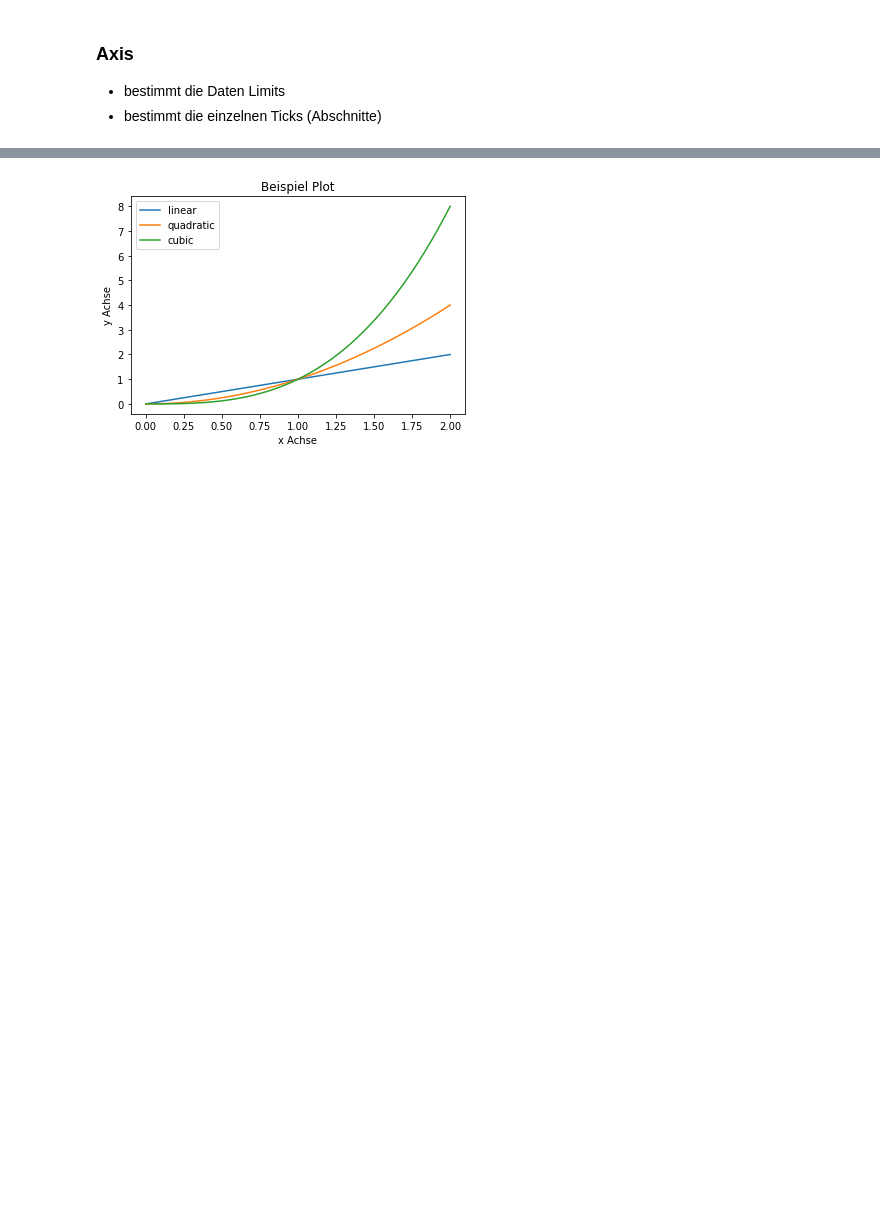
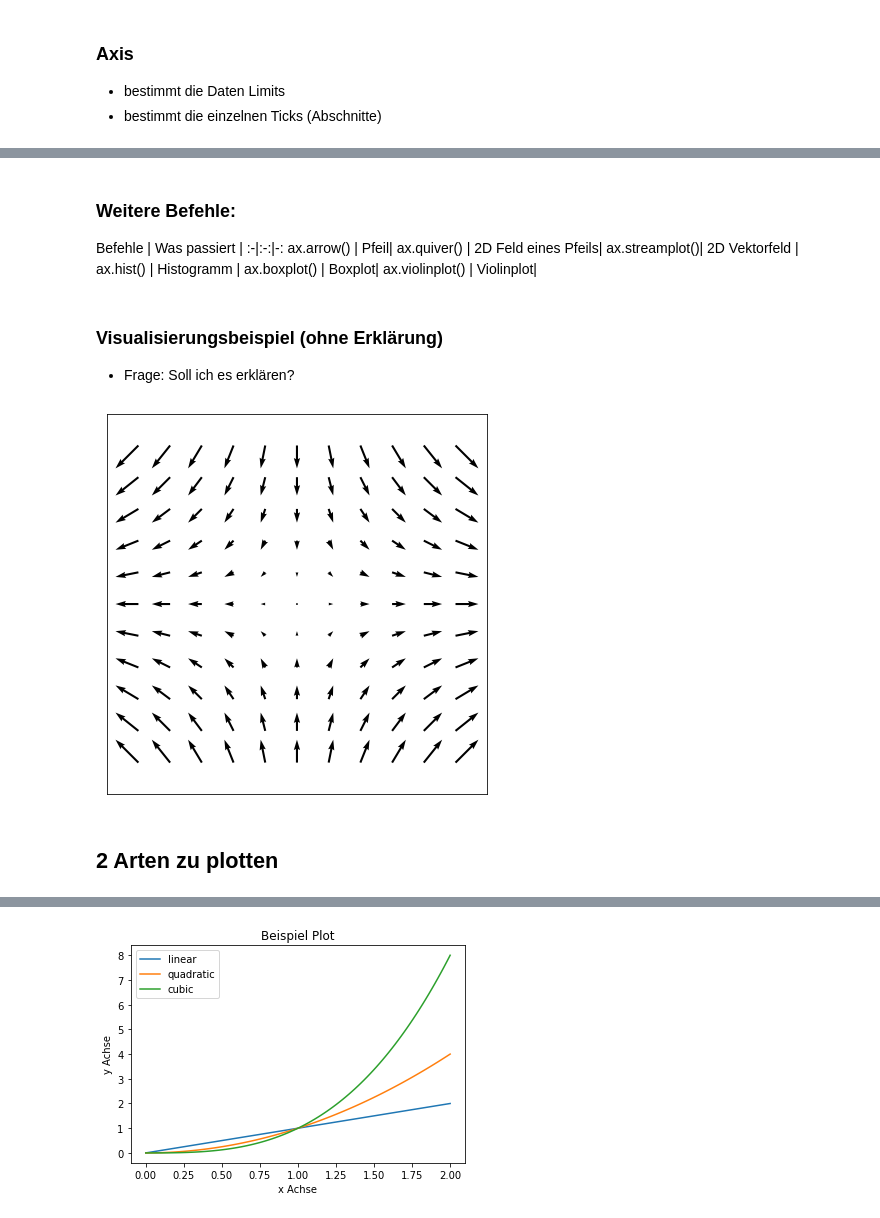
Before and after one commit to FelixRb96/Python_kurs_RTG, a Jupyter notebook: materialien/3_matplotlib.ipynb, the cells around one changed output, grey strips where cells are left out. Cells and saved outputs as stored; diff of their text form; code cells hidden in the pictures; blank space fills up the shorter version.

```diff
--- a/materialien/3_matplotlib.ipynb
+++ b/materialien/3_matplotlib.ipynb
@@ -69,0 +126,36 @@ fig, axs = plt.subplots(2, 2)
+# %% [markdown]
+### Weitere Befehle:
+
+Befehle     | Was passiert |
+:-|:-:|-:
+ax.arrow()    | Pfeil|
+ax.quiver()   | 2D Feld eines Pfeils|
+ax.streamplot()| 2D Vektorfeld |
+ax.hist()  | Histogramm |
+ax.boxplot()   | Boxplot|
+ax.violinplot() | Violinplot|
+# %% [markdown]
+### Visualisierungsbeispiel (ohne Erklärung)
+
+* Frage: Soll ich es erklären?
+# %%
+x = np.arange(-5,6,1)
+y = np.arange(-5,6,1)
+
+X, Y = np.meshgrid(x, y)
+
+u, v = X/5, -Y/5
+
+fig, ax = plt.subplots(figsize=(7,7))
+ax.quiver(X,Y,u,v)
+
+ax.xaxis.set_ticks([])
+ax.yaxis.set_ticks([])
+ax.axis([-6, 6, -6, 6])
+ax.set_aspect('equal')
+
+plt.show()
+# %% [output]
+[figure, added]
+# %% [markdown]
+## 2 Arten zu plotten
```
Also changed, not shown: parts of 22 cells of this notebook, 1 other file.
